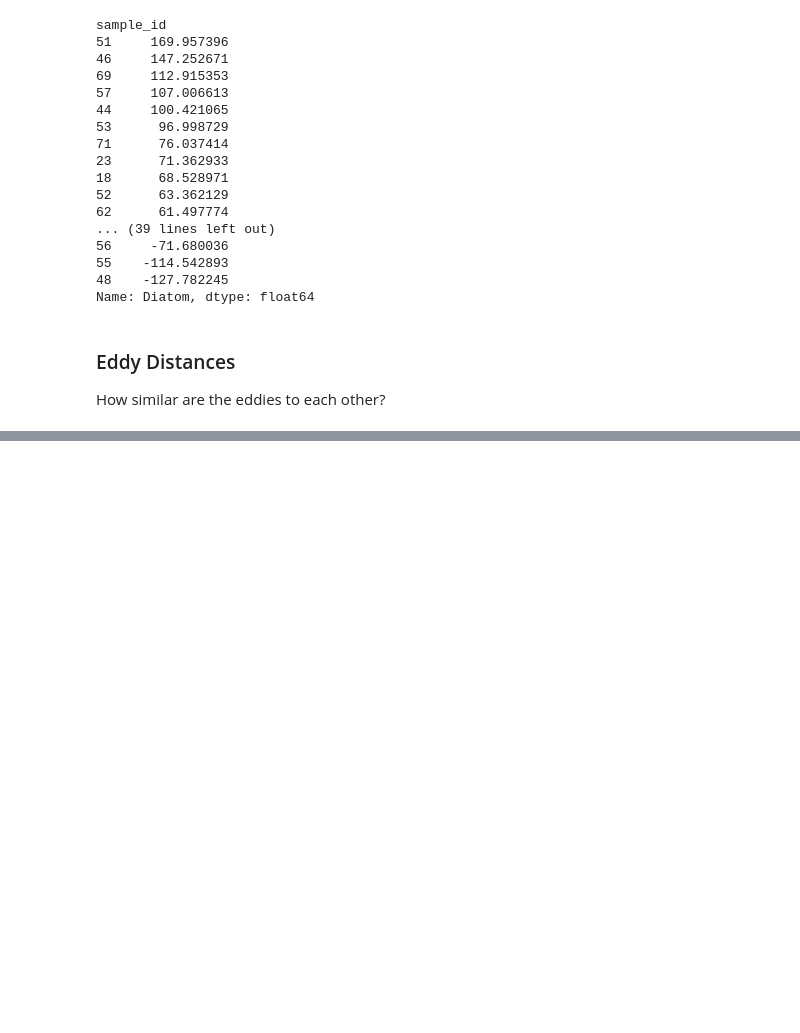
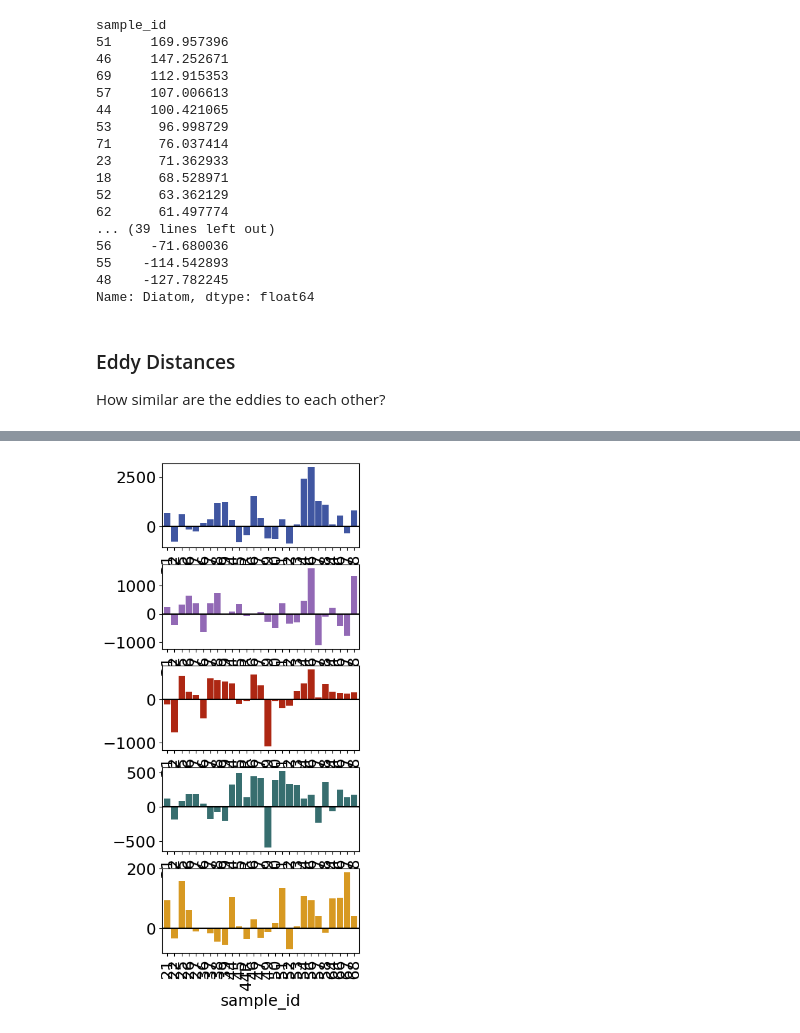
Before and after one commit to lexi-jones/G4_phyto_advection, a Jupyter notebook: phytoplankton_pipeline/dispersal_vs_eco_metrics_v9.ipynb, the cells around one changed output, grey strips where cells are left out. Saved outputs shown, nothing was run; the diff lists cells and outputs as text; code cells hidden in the pictures; blank space fills up the shorter version.

```diff
--- a/phytoplankton_pipeline/dispersal_vs_eco_metrics_v9.ipynb
+++ b/phytoplankton_pipeline/dispersal_vs_eco_metrics_v9.ipynb
@@ -1471,0 +1701,15 @@ Cathy: 3934.572503992024
+# %%
+fig,ax = plt.subplots(5,1,figsize=(4,10))
+
+eddy_euk_df['Prymnesiophyte'].plot(kind='bar',stacked=True,ax=ax[0],width=0.9,color=euk_color_dict['Prymnesiophyte'])
+ax
+
+eddy_euk_df['Dinoflagellate'].plot(kind='bar',stacked=True,ax=ax[1],width=0.9,color=euk_color_dict['Dinoflagellate'])
+eddy_euk_df['Dictyochophyte'].plot(kind='bar',stacked=True,ax=ax[2],width=0.9,color=euk_color_dict['Dictyochophyte'])
+eddy_euk_df['Chrysophyte'].plot(kind='bar',stacked=True,ax=ax[3],width=0.9,color=euk_color_dict['Chrysophyte'])
+eddy_euk_df['Pelagophyte'].plot(kind='bar',stacked=True,ax=ax[4],width=0.9,color=euk_color_dict['Pelagophyte'])
+
+for a in ax:
+    a.axhline(0,c='k')
+# %% [output]
+[figure, added]
```
Also changed, not shown: parts of 32 cells of this notebook.
